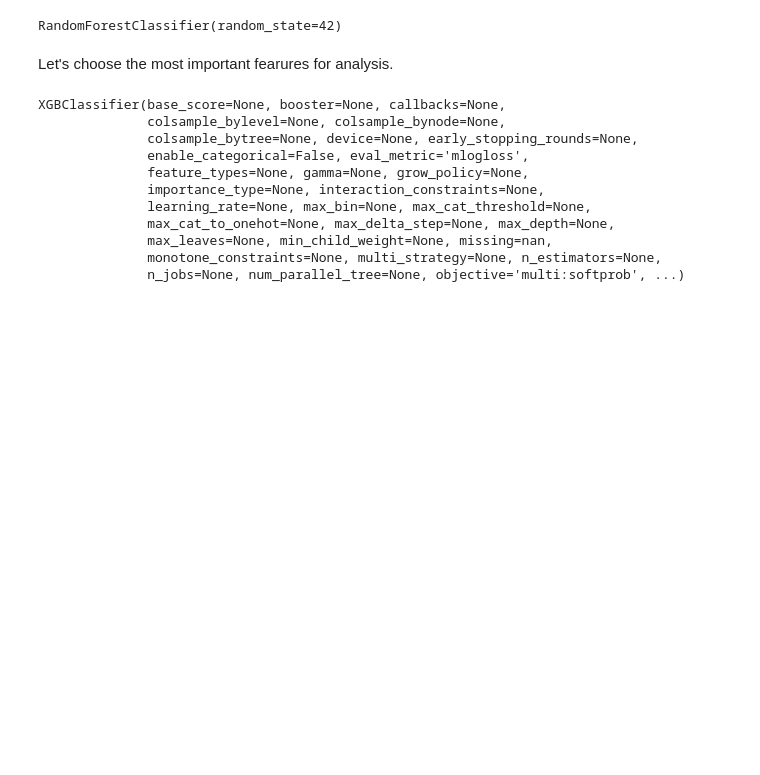
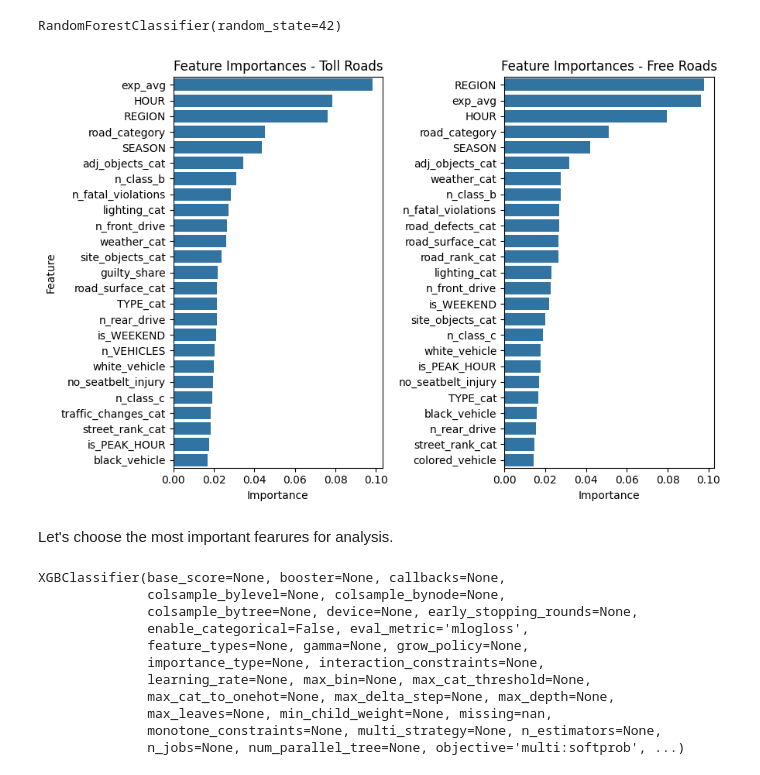
Before and after one commit to NastyaWheel/thesis, a Jupyter notebook: severity/severity_hypotheses.ipynb, the cells around one changed output. Drawn from its saved outputs; the diff is of its cells as text; code cells hidden in the pictures; blank space fills up the shorter version.

```diff
--- a/severity/severity_hypotheses.ipynb
+++ b/severity/severity_hypotheses.ipynb
@@ -846,6 +909,33 @@ rf_free = RandomForestClassifier(random_state=42)
 rf_free.fit(X_train_free, y_train_free)
 # %% [output]
 RandomForestClassifier(random_state=42)
+# %%
+# Feature importances
+importances_toll = pd.Series(rf_toll.feature_importances_, index=X_toll.columns).sort_values(ascending=False)
+importances_free = pd.Series(rf_free.feature_importances_, index=X_free.columns).sort_values(ascending=False)
+
+top_n = 25
+imp_toll_filt = importances_toll.nlargest(top_n)
+imp_free_filt = importances_free.nlargest(top_n)
+
+plt.figure(figsize=(9, 6))
+
+plt.subplot(1, 2, 1)
+sns.barplot(x=imp_toll_filt.values, y=imp_toll_filt.index)
+plt.title("Feature Importances - Toll Roads")
+plt.xlabel("Importance")
+plt.ylabel("Feature")
+
+plt.subplot(1, 2, 2)
+sns.barplot(x=imp_free_filt.values, y=imp_free_filt.index)
+plt.title("Feature Importances - Free Roads")
+plt.xlabel("Importance")
+plt.ylabel("")
+
+plt.tight_layout()
+plt.show()
+# %% [output]
+[figure, added]
 # %% [markdown]
 Let's choose the most important fearures for analysis.
 # %%
```
Also changed, not shown: parts of 4 cells of this notebook, 3 other files.
